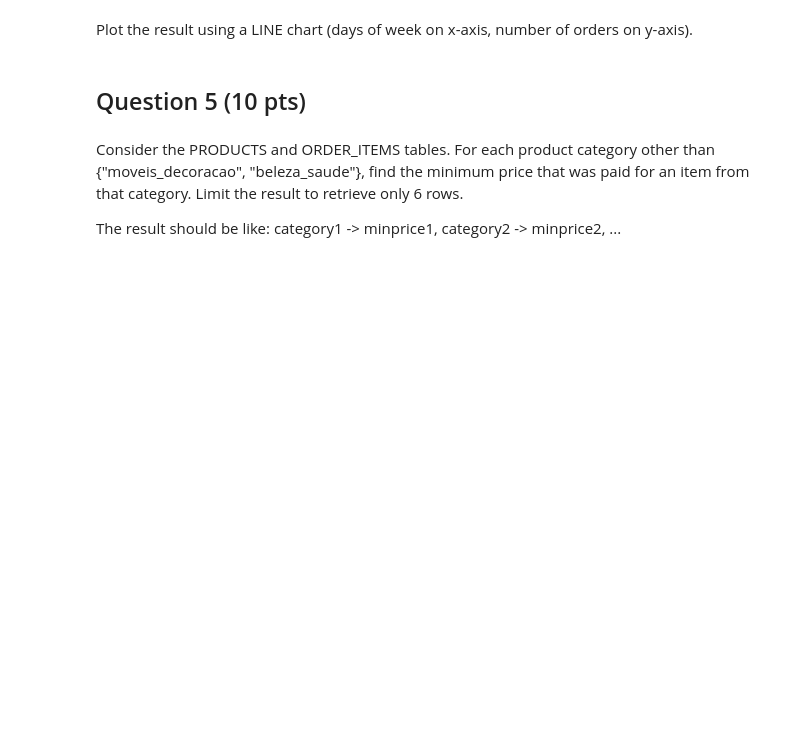
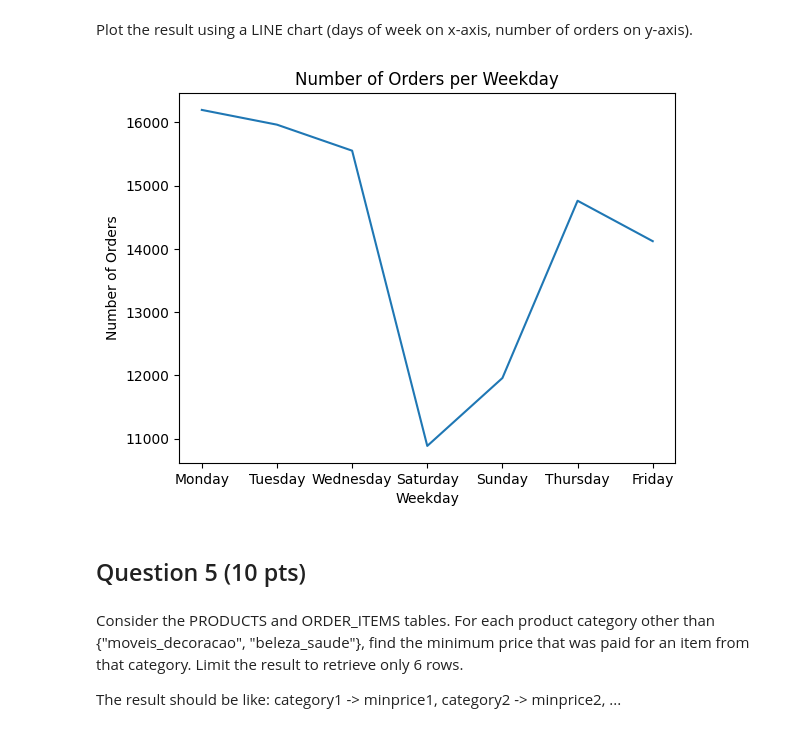
Before and after one commit to yguven17/DATABASE-MANAGEMENT-SYSTEMS, a Jupyter notebook: Homeworks/HW4/HW4.ipynb, the cells around one changed output. Drawn from its saved outputs; the diff is of its cells as text; code cells hidden in the pictures; blank space fills up the shorter version.

```diff
--- a/Homeworks/HW4/HW4.ipynb
+++ b/Homeworks/HW4/HW4.ipynb
@@ -203,0 +257,12 @@ HINT: Check out the "DAYNAME" and/or "WEEKDAY" functions of MySQL.
+# %%
+query = """
+        SELECT DAYNAME(order_purchase_timestamp) AS weekday, COUNT(*) AS num_orders
+        FROM ORDERS
+        GROUP BY weekday"""
+
+db_cursor.execute(query)
+result = db_cursor.fetchall()
+weekday_orders = [(row[0], row[1]) for row in result]
+print("Number of orders per weekday:")
+for weekday, num_orders in weekday_orders:
+    print(weekday, num_orders)
@@ -212,3 +280,14 @@ Plot the result using a LINE chart (days of week on x-axis, number of orders on
+# %%
+weekdays = [row[0] for row in weekday_orders]
+num_orders = [row[1] for row in weekday_orders]
+
+plt.plot(weekdays, num_orders)
+plt.xlabel('Weekday')
+plt.ylabel('Number of Orders')
+plt.title('Number of Orders per Weekday')
+plt.show()
+# %% [output]
+[figure, added]
 # %% [markdown]
 ## Question 5 (10 pts)
 # %% [markdown]
```
Also changed, not shown: parts of 37 cells of this notebook.
